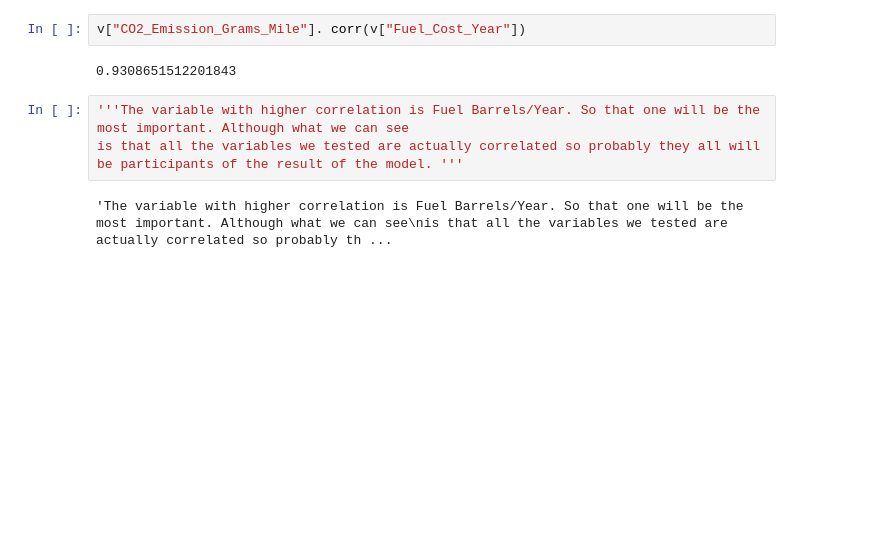
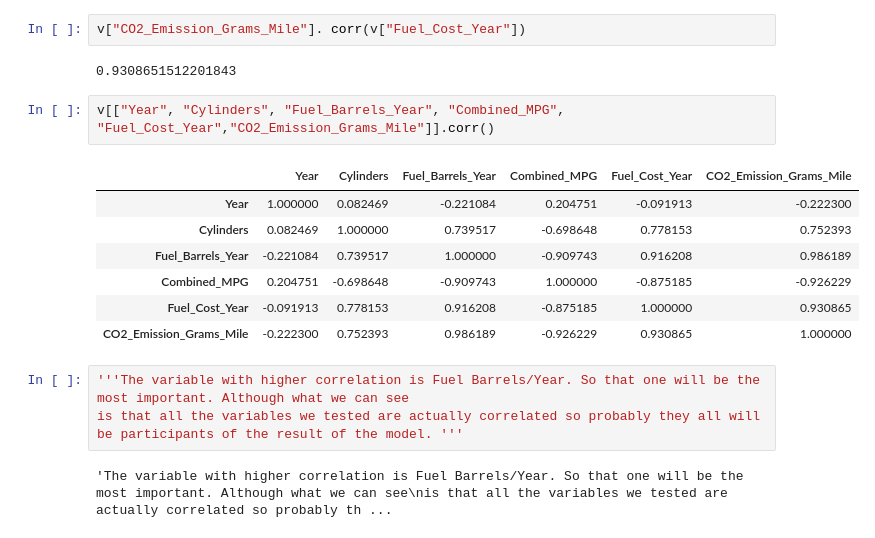
Before and after one commit to Ironhack-data-bcn-oct-2023/lab-regression-analysis, a Jupyter notebook: your-code.ipynb, the cells around one changed output. Saved outputs shown, nothing was run; the diff lists cells and outputs as text; blank space fills up the shorter version.

```diff
--- a/your-code.ipynb
+++ b/your-code.ipynb
@@ -174,6 +174,16 @@ v["CO2_Emission_Grams_Mile"]. corr(v["Combined_MPG"])
 v["CO2_Emission_Grams_Mile"]. corr(v["Fuel_Cost_Year"])
 # %% [output]
 0.9308651512201843
+# %%
+v[["Year", "Cylinders", "Fuel_Barrels_Year", "Combined_MPG", "Fuel_Cost_Year","CO2_Emission_Grams_Mile"]].corr()
+# %% [output]
+|  | Year | Cylinders | Fuel_Barrels_Year | Combined_MPG | Fuel_Cost_Year | CO2_Emission_Grams_Mile |
+| Year | 1.000000 | 0.082469 | -0.221084 | 0.204751 | -0.091913 | -0.222300 |
+| Cylinders | 0.082469 | 1.000000 | 0.739517 | -0.698648 | 0.778153 | 0.752393 |
+| Fuel_Barrels_Year | -0.221084 | 0.739517 | 1.000000 | -0.909743 | 0.916208 | 0.986189 |
+| Combined_MPG | 0.204751 | -0.698648 | -0.909743 | 1.000000 | -0.875185 | -0.926229 |
+| Fuel_Cost_Year | -0.091913 | 0.778153 | 0.916208 | -0.875185 | 1.000000 | 0.930865 |
+| CO2_Emission_Grams_Mile | -0.222300 | 0.752393 | 0.986189 | -0.926229 | 0.930865 | 1.000000 |
 # %%
 '''The variable with higher correlation is Fuel Barrels/Year. So that one will be the most important. Although what we can see
 is that all the variables we tested are actually correlated so probably they all will be participants of the result of the model. '''
```
Also changed, not shown: parts of 1 cell of this notebook.
